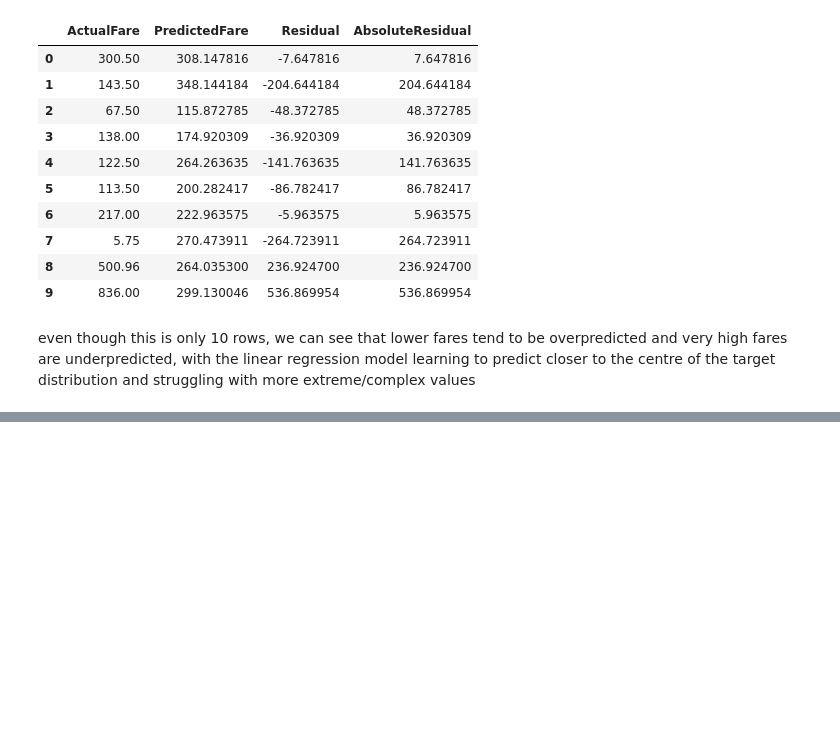
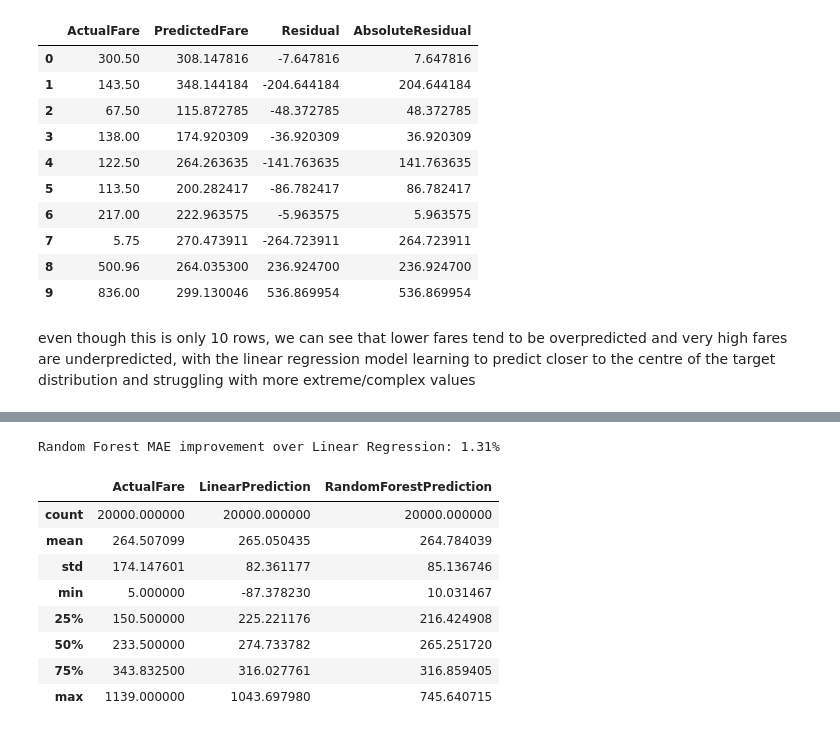
Before and after one commit to Anythingsaf22/Analyse-US-Domestic-flights, a Jupyter notebook: Notebooks/notebook4.ipynb, the cells around one changed output, grey strips where cells are left out. Drawn from its saved outputs; the diff is of its cells as text; code cells hidden in the pictures; blank space fills up the shorter version.

```diff
--- a/Notebooks/notebook4.ipynb
+++ b/Notebooks/notebook4.ipynb
@@ -290,0 +358,25 @@ even though this is only 10 rows, we can see that lower fares tend to be overpre
+# %%
+rf_mae_improvement = (
+    ((linear_results['MAE'] - random_forest_results['MAE']) / linear_results['MAE']) * 100
+)
+print(f"Random Forest MAE improvement over Linear Regression: {rf_mae_improvement:.2f}%")
+# %% [output]
+Random Forest MAE improvement over Linear Regression: 1.31%
+# %%
+prediction_distribution_comparison = pd.DataFrame({
+    'ActualFare': y_test.describe(),
+    'LinearPrediction': pd.Series(linear_pred).describe(),
+    'RandomForestPrediction': pd.Series(random_forest_pred).describe()
+})
+display(prediction_distribution_comparison)
+#this shows if each model has a similar distribution of predictions compared to actual fares
+# %% [output]
+|  | ActualFare | LinearPrediction | RandomForestPrediction |
+| count | 20000.000000 | 20000.000000 | 20000.000000 |
+| mean | 264.507099 | 265.050435 | 264.784039 |
+| std | 174.147601 | 82.361177 | 85.136746 |
+| min | 5.000000 | -87.378230 | 10.031467 |
+| 25% | 150.500000 | 225.221176 | 216.424908 |
+| 50% | 233.500000 | 274.733782 | 265.251720 |
+| 75% | 343.832500 | 316.027761 | 316.859405 |
+| max | 1139.000000 | 1043.697980 | 745.640715 |
```
Also changed, not shown: parts of 10 cells of this notebook.
